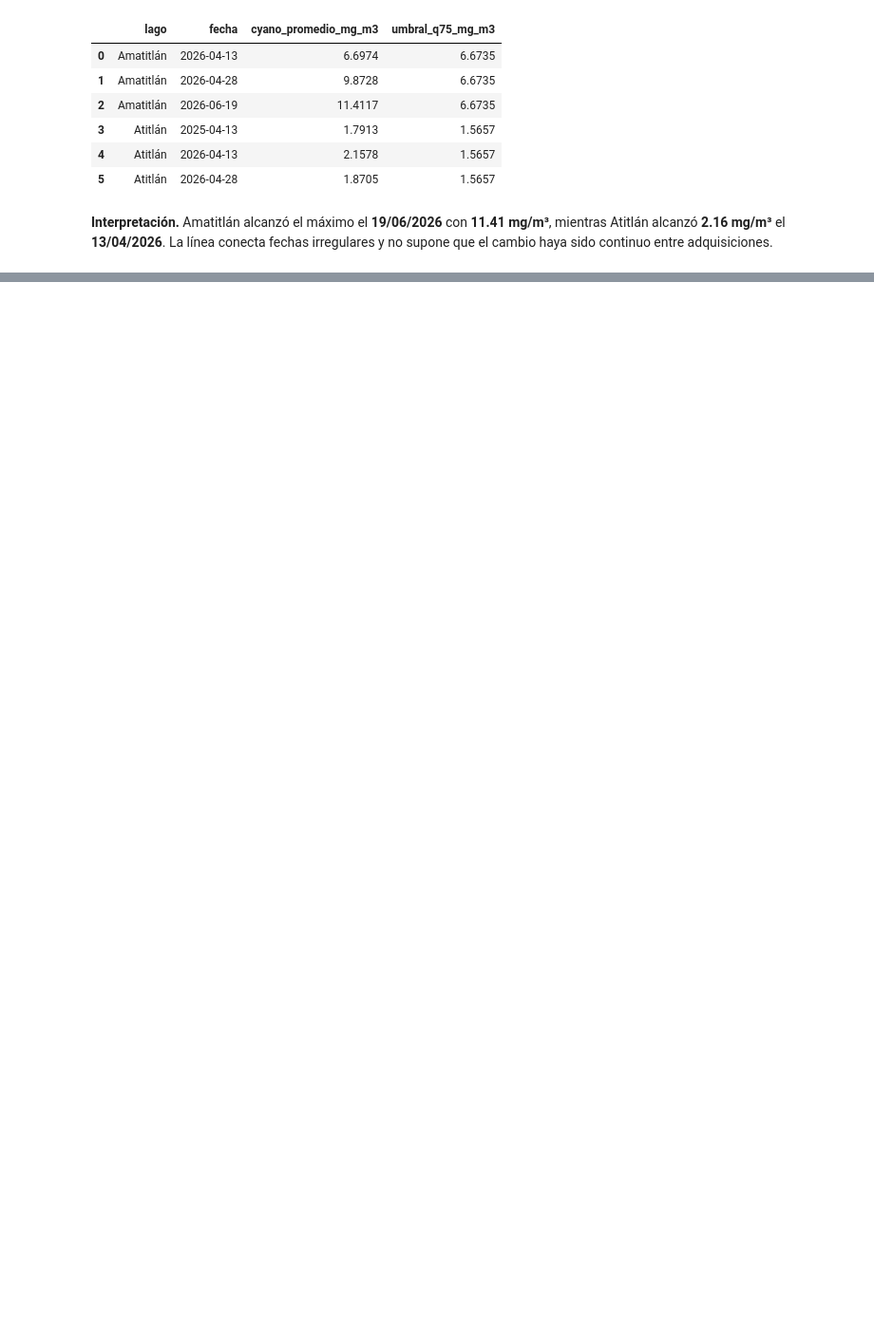
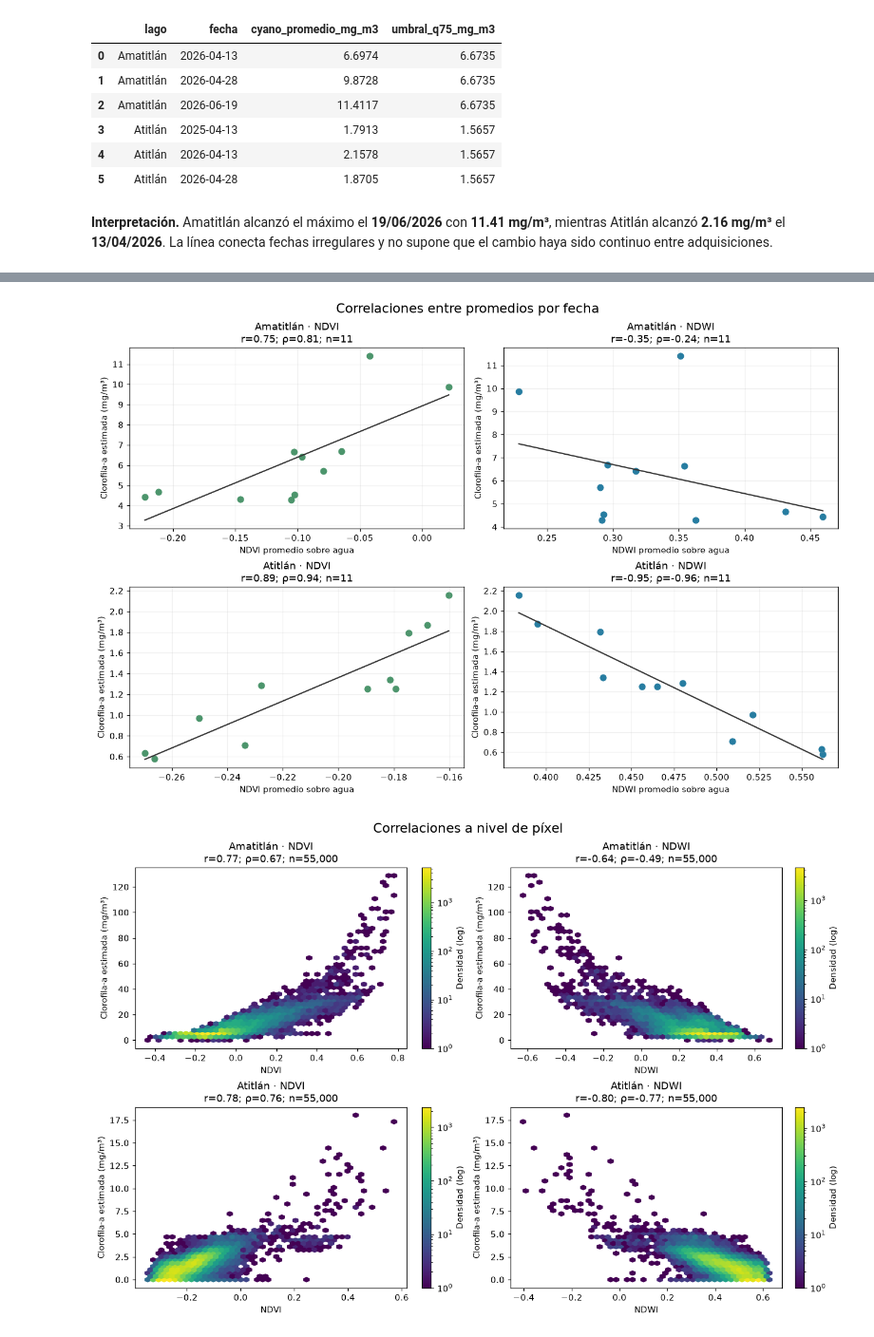
Before and after one commit to Dcextrim/Lab4-Analisis-Geoespacial, a Jupyter notebook: notebooks/laboratorio-4.ipynb, the cells around one changed output, grey strips where cells are left out. Shown at 95% size. Drawn from its saved outputs; the diff is of its cells as text; code cells hidden in the pictures; blank space fills up the shorter version.

```diff
--- a/notebooks/laboratorio-4.ipynb
+++ b/notebooks/laboratorio-4.ipynb
@@ -447,0 +647,46 @@ La nubosidad, el brillo solar, los sedimentos, la mezcla de orilla y la cobertur
+# %%
+fig, axes = plt.subplots(2, 2, figsize=(12, 8), constrained_layout=True)
+for row_index, (lake_id, group) in enumerate(summary.groupby("lago_id", sort=True)):
+    for column_index, (variable, column, color) in enumerate((
+        ("NDVI", "ndvi_promedio_agua", "#4c956c"),
+        ("NDWI", "ndwi_promedio_agua", "#277da1"),
+    )):
+        ax = axes[row_index, column_index]
+        ax.scatter(group[column], group["cyano_promedio_mg_m3"], s=48, color=color)
+        fit = np.polyfit(group[column], group["cyano_promedio_mg_m3"], 1)
+        line_x = np.linspace(group[column].min(), group[column].max(), 100)
+        ax.plot(line_x, np.polyval(fit, line_x), color="#333333")
+        row = correlations[
+            (correlations["lago_id"] == lake_id)
+            & (correlations["nivel"] == "promedios temporales")
+            & (correlations["variable"] == variable)
+        ].iloc[0]
+        ax.set_title(f"{LAKES[lake_id]['name']} · {variable}\nr={row.pearson_r:.2f}; ρ={row.spearman_rho:.2f}; n=11")
+        ax.set_xlabel(f"{variable} promedio sobre agua")
+        ax.set_ylabel("Clorofila-a estimada (mg/m³)")
+        ax.grid(alpha=0.2)
+fig.suptitle("Correlaciones entre promedios por fecha", fontsize=15)
+fig.savefig(RESULTS_DIR / "06_correlaciones_temporales.png", dpi=180, bbox_inches="tight")
+plt.show()
+
+fig, axes = plt.subplots(2, 2, figsize=(12, 8), constrained_layout=True)
+for row_index, lake_id in enumerate(sorted(pooled_samples)):
+    cyano = np.concatenate(pooled_samples[lake_id]["cyano"])
+    for column_index, variable in enumerate(("NDVI", "NDWI")):
+        values = np.concatenate(pooled_samples[lake_id][variable])
+        ax = axes[row_index, column_index]
+        density = ax.hexbin(values, cyano, gridsize=45, bins="log", mincnt=1, cmap="viridis")
+        row = correlations[
+            (correlations["lago_id"] == lake_id)
+            & (correlations["nivel"] == "píxeles muestreados")
+            & (correlations["variable"] == variable)
+        ].iloc[0]
+        ax.set_title(f"{LAKES[lake_id]['name']} · {variable}\nr={row.pearson_r:.2f}; ρ={row.spearman_rho:.2f}; n={row.n:,}")
+        ax.set_xlabel(variable); ax.set_ylabel("Clorofila-a estimada (mg/m³)")
+        fig.colorbar(density, ax=ax, label="Densidad (log)")
+fig.suptitle("Correlaciones a nivel de píxel", fontsize=15)
+fig.savefig(RESULTS_DIR / "06_correlaciones_pixeles.png", dpi=180, bbox_inches="tight")
+plt.show()
+# %% [output]
+[figure, added]
+[figure, added]
```
Also changed, not shown: parts of 13 cells of this notebook, 8 other files.
